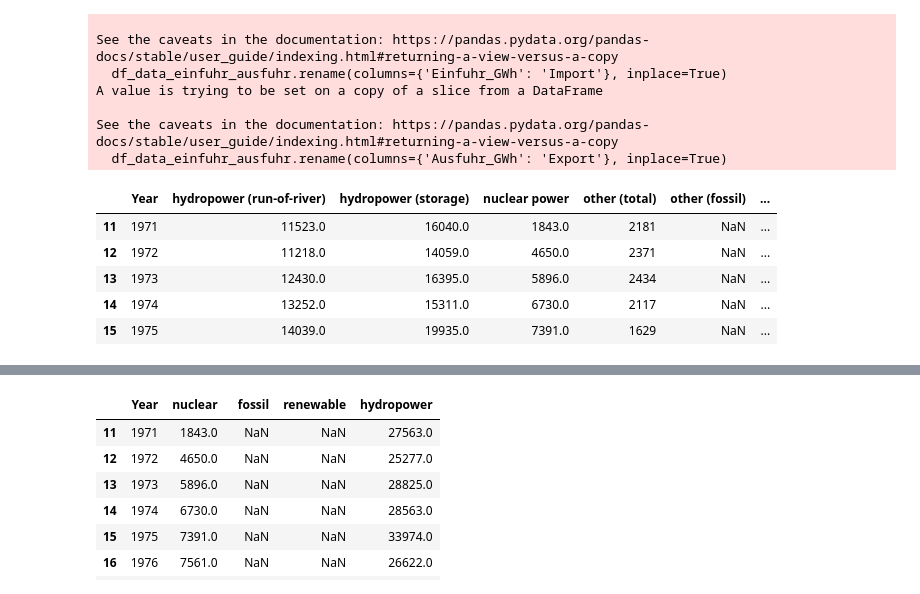
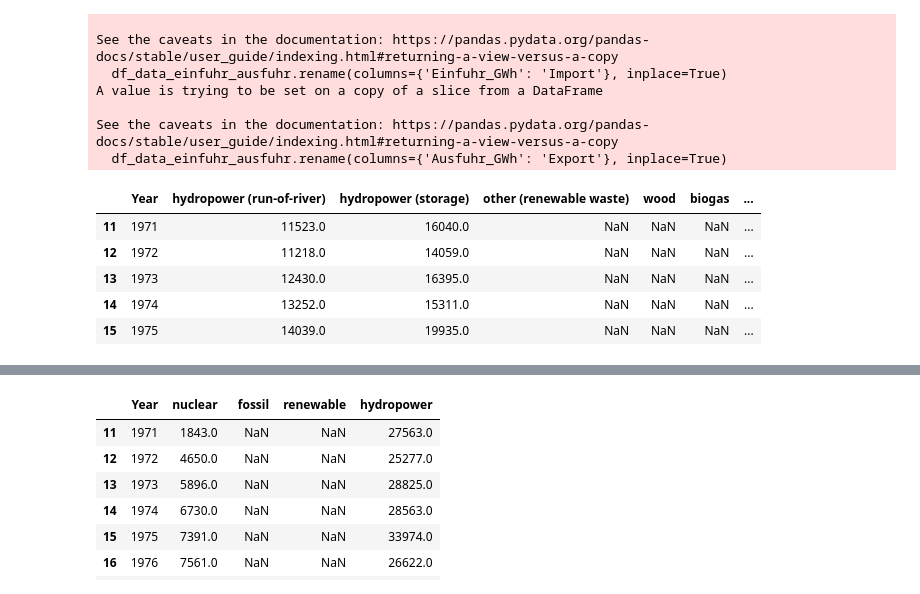
Before and after one commit to dario-baumberger/hslu-dviz-swiss-energy, a Jupyter notebook: python/ogd32_elektrizitaetbilanz_jahreswerte.ipynb, the cells around one changed output, grey strips where cells are left out. Cells and saved outputs as stored; diff of their text form; code cells hidden in the pictures.

```diff
--- a/python/ogd32_elektrizitaetbilanz_jahreswerte.ipynb
+++ b/python/ogd32_elektrizitaetbilanz_jahreswerte.ipynb
@@ -68,44 +68,44 @@ See the caveats in the documentation: https://pandas.pydata.org/pandas-docs/stab
 # %%
 df_data_erzeugung = df_data[[
     'Jahr',
     'Erzeugung_laufwerk_GWh',
     'Erzeugung_speicherwerk_GWh',
-    'Erzeugung_kernkraftwerk_GWh',
-    'Erzeugung_andere_total_GWh',
-    'Erzeugung_andere_fossil_GWh',
     'Erzeugung_andere_erneuerbare_abfaelle_GWh',
     'Erzeugung_holz_GWh',
     'Erzeugung_biogas_GWh',
     'Erzeugung_photovoltaik_GWh',
-    'Erzeugung_wind_GWh'
+    'Erzeugung_wind_GWh',
+    'Erzeugung_andere_total_GWh',
+    'Erzeugung_andere_fossil_GWh',
+    'Erzeugung_kernkraftwerk_GWh',
 ]]
 
 df_data_erzeugung = df_data_erzeugung[df_data['Jahr'] > 1970]
 
 df_data_erzeugung.rename(columns={
     'Jahr': 'Year',
     'Erzeugung_laufwerk_GWh': 'hydropower (run-of-river)',
     'Erzeugung_speicherwerk_GWh': 'hydropower (storage)',
-    'Erzeugung_kernkraftwerk_GWh': 'nuclear power',
-    'Erzeugung_andere_total_GWh': 'other (total)',
-    'Erzeugung_andere_fossil_GWh': 'other (fossil)',
     'Erzeugung_andere_erneuerbare_abfaelle_GWh': 'other (renewable waste)',
     'Erzeugung_holz_GWh': 'wood',
     'Erzeugung_biogas_GWh': 'biogas',
     'Erzeugung_photovoltaik_GWh': 'photovoltaic',
-    'Erzeugung_wind_GWh': 'wind'
+    'Erzeugung_wind_GWh': 'wind',
+    'Erzeugung_andere_total_GWh': 'other (total)',
+    'Erzeugung_andere_fossil_GWh': 'other (fossil)',
+    'Erzeugung_kernkraftwerk_GWh': 'nuclear power',
 }, inplace=True)
 
 
 
 df_data_erzeugung.head()
 # %% [output]
-|  | Year | hydropower (run-of-river) | hydropower (storage) | nuclear power | other (total) | other (fossil) | ... |
-| 11 | 1971 | 11523.0 | 16040.0 | 1843.0 | 2181 | NaN | ... |
-| 12 | 1972 | 11218.0 | 14059.0 | 4650.0 | 2371 | NaN | ... |
-| 13 | 1973 | 12430.0 | 16395.0 | 5896.0 | 2434 | NaN | ... |
-| 14 | 1974 | 13252.0 | 15311.0 | 6730.0 | 2117 | NaN | ... |
-| 15 | 1975 | 14039.0 | 19935.0 | 7391.0 | 1629 | NaN | ... |
+|  | Year | hydropower (run-of-river) | hydropower (storage) | other (renewable waste) | wood | biogas | ... |
+| 11 | 1971 | 11523.0 | 16040.0 | NaN | NaN | NaN | ... |
+| 12 | 1972 | 11218.0 | 14059.0 | NaN | NaN | NaN | ... |
+| 13 | 1973 | 12430.0 | 16395.0 | NaN | NaN | NaN | ... |
+| 14 | 1974 | 13252.0 | 15311.0 | NaN | NaN | NaN | ... |
+| 15 | 1975 | 14039.0 | 19935.0 | NaN | NaN | NaN | ... |
 # %%
 df_data_erzeugung.plot(kind='bar', figsize=(12, 8))
 
```
Also changed, not shown: parts of 2 cells of this notebook, 11 other files.
